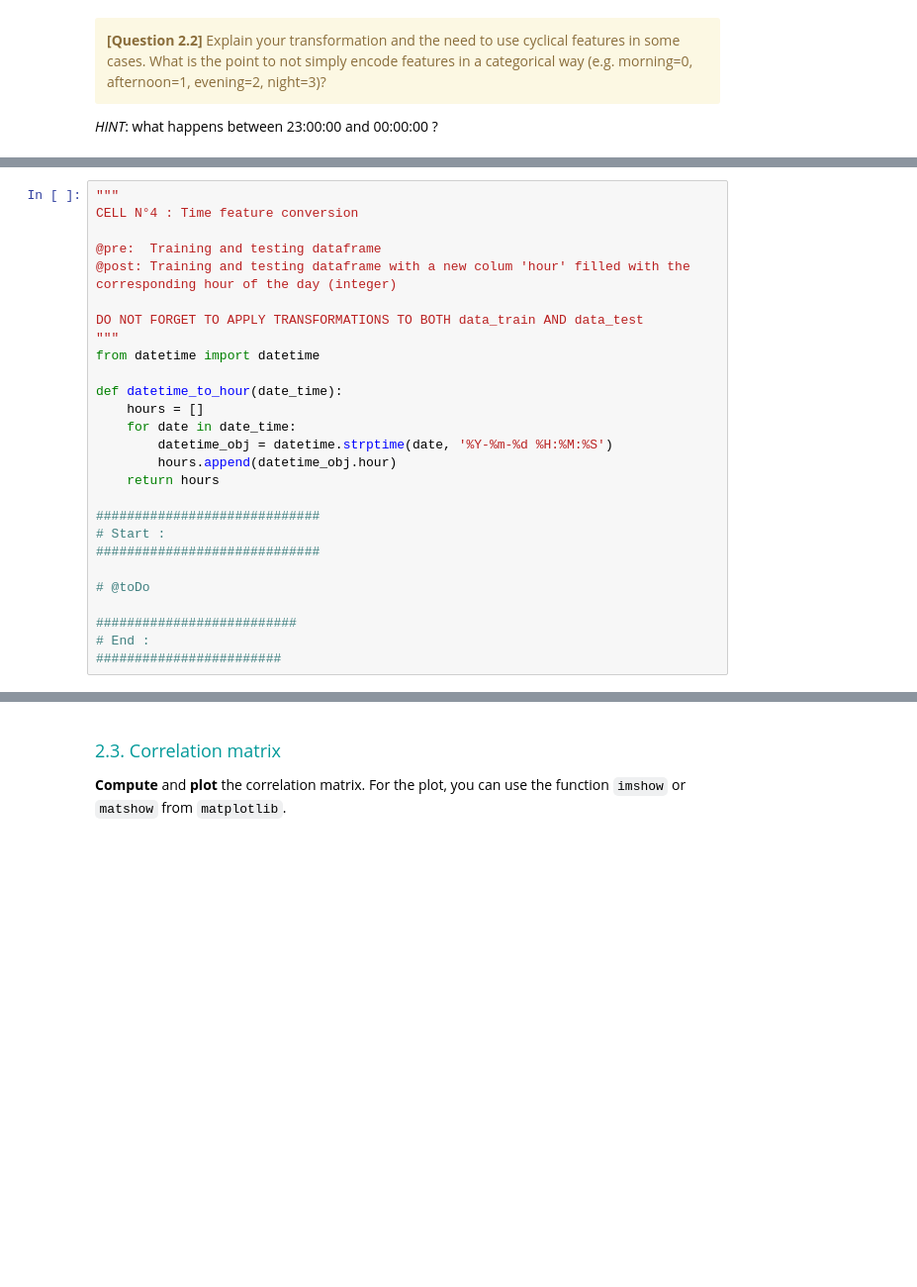
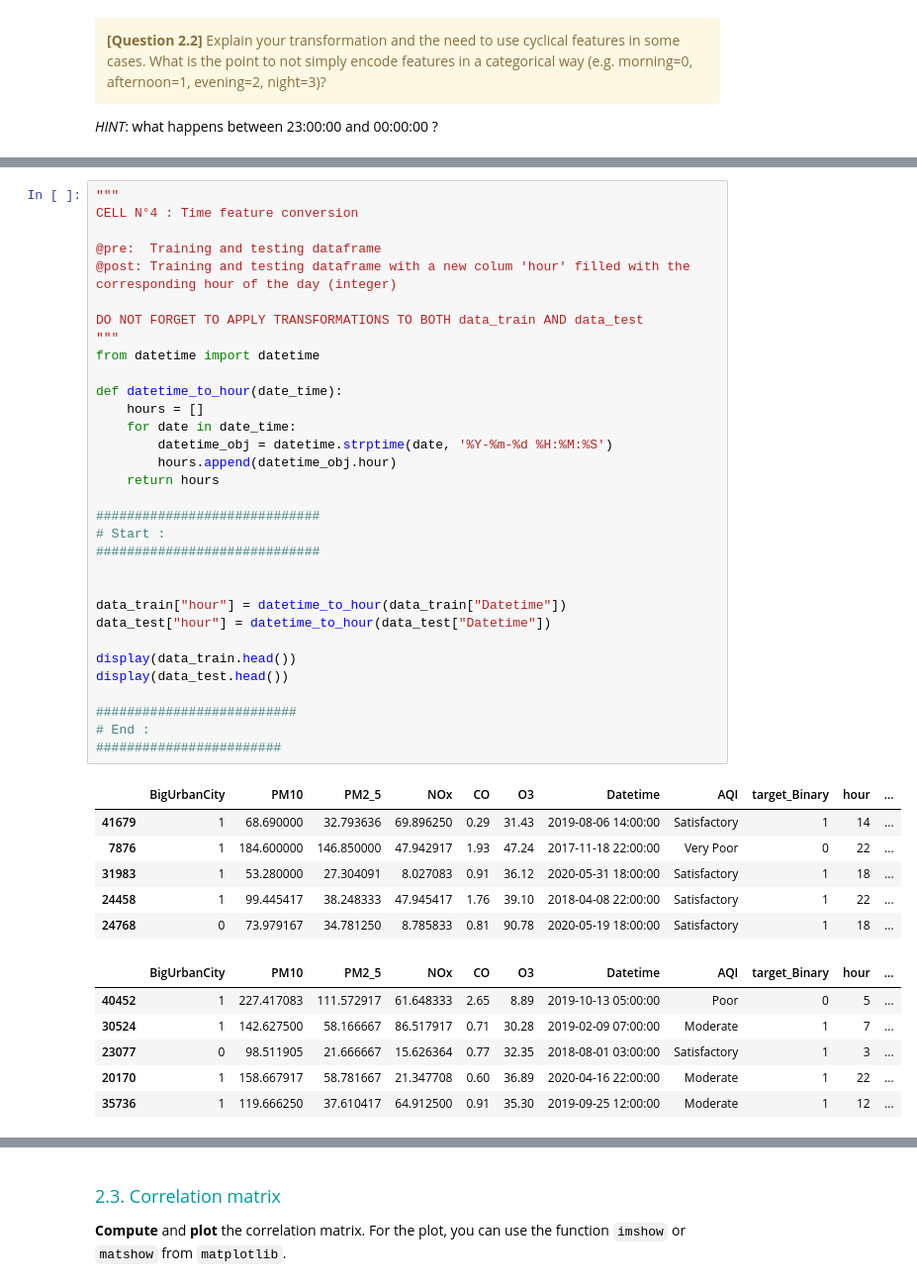
Before and after one commit to Yubokoo/Hackathon-3, a Jupyter notebook: hackathon3_classification/Hackathon03-Classification_Student.ipynb, the cells around one changed output, grey strips where cells are left out. Shown: that part at 99% size. Drawn from its saved outputs; the diff is of its cells as text; blank space fills up the shorter version.

```diff
--- a/hackathon3_classification/Hackathon03-Classification_Student.ipynb
+++ b/hackathon3_classification/Hackathon03-Classification_Student.ipynb
@@ -315,30 +324,48 @@ plt.show()
 # %%
 """
 CELL N°4 : Time feature conversion
 
 @pre:  Training and testing dataframe
 @post: Training and testing dataframe with a new colum 'hour' filled with the corresponding hour of the day (integer)
 
 DO NOT FORGET TO APPLY TRANSFORMATIONS TO BOTH data_train AND data_test
 """
 from datetime import datetime
 
 def datetime_to_hour(date_time):
     hours = []
     for date in date_time:
         datetime_obj = datetime.strptime(date, '%Y-%m-%d %H:%M:%S')
         hours.append(datetime_obj.hour)
     return hours
 
 #############################
 # Start :
 #############################
 
-# @toDo
+
+data_train["hour"] = datetime_to_hour(data_train["Datetime"])
+data_test["hour"] = datetime_to_hour(data_test["Datetime"])
+
+display(data_train.head())
+display(data_test.head())
 
 ##########################
 # End :
 ########################
+# %% [output]
+|  | BigUrbanCity | PM10 | PM2_5 | NOx | CO | O3 | Datetime | AQI | target_Binary | hour | ... |
+| 41679 | 1 | 68.690000 | 32.793636 | 69.896250 | 0.29 | 31.43 | 2019-08-06 14:00:00 | Satisfactory | 1 | 14 | ... |
+| 7876 | 1 | 184.600000 | 146.850000 | 47.942917 | 1.93 | 47.24 | 2017-11-18 22:00:00 | Very Poor | 0 | 22 | ... |
+| 31983 | 1 | 53.280000 | 27.304091 | 8.027083 | 0.91 | 36.12 | 2020-05-31 18:00:00 | Satisfactory | 1 | 18 | ... |
+| 24458 | 1 | 99.445417 | 38.248333 | 47.945417 | 1.76 | 39.10 | 2018-04-08 22:00:00 | Satisfactory | 1 | 22 | ... |
+| 24768 | 0 | 73.979167 | 34.781250 | 8.785833 | 0.81 | 90.78 | 2020-05-19 18:00:00 | Satisfactory | 1 | 18 | ... |
+|  | BigUrbanCity | PM10 | PM2_5 | NOx | CO | O3 | Datetime | AQI | target_Binary | hour | ... |
+| 40452 | 1 | 227.417083 | 111.572917 | 61.648333 | 2.65 | 8.89 | 2019-10-13 05:00:00 | Poor | 0 | 5 | ... |
+| 30524 | 1 | 142.627500 | 58.166667 | 86.517917 | 0.71 | 30.28 | 2019-02-09 07:00:00 | Moderate | 1 | 7 | ... |
+| 23077 | 0 | 98.511905 | 21.666667 | 15.626364 | 0.77 | 32.35 | 2018-08-01 03:00:00 | Satisfactory | 1 | 3 | ... |
+| 20170 | 1 | 158.667917 | 58.781667 | 21.347708 | 0.60 | 36.89 | 2020-04-16 22:00:00 | Moderate | 1 | 22 | ... |
+| 35736 | 1 | 119.666250 | 37.610417 | 64.912500 | 0.91 | 35.30 | 2019-09-25 12:00:00 | Moderate | 1 | 12 | ... |
 # %%
 """
 CELL N°4 (BIS) : Cyclical features transformation
```
Also changed, not shown: parts of 8 cells of this notebook.
